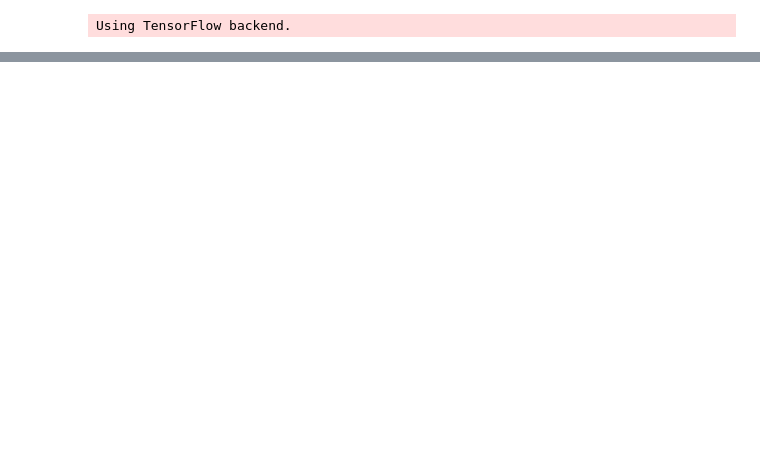
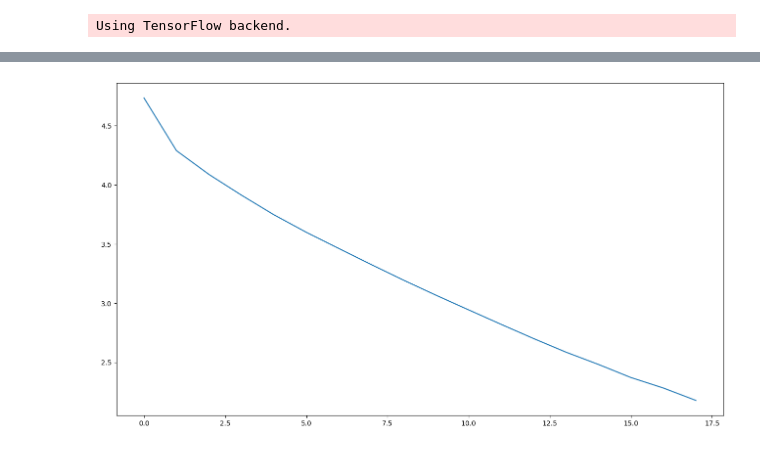
Before and after one commit to mishkat-ucr/CS235, a Jupyter notebook: project.ipynb, the cells around one changed output, grey strips where cells are left out. Drawn from its saved outputs; the diff is of its cells as text; code cells hidden in the pictures; blank space fills up the shorter version.

```diff
--- a/project.ipynb
+++ b/project.ipynb
@@ -153,0 +272,8 @@ print(h_val[15])
+# %%
+x = np.arange(0, 18)
+y = np.array([4.7337, 4.2887, 4.0879, 3.9128, 3.7473, 3.5989, 3.4623, 3.3265, 3.1939, 3.0667, 2.9436, 2.8214, 2.7014, 2.5863, 2.4826, 2.3719, 2.2834, 2.1788])
+plt.figure(figsize=(16, 9), dpi=100)
+plt.plot(x, y)
+plt.savefig('fig.png', dpi = 100)
+# %% [output]
+[figure, added]
```
Also changed, not shown: parts of 19 cells of this notebook, 2 other files.
